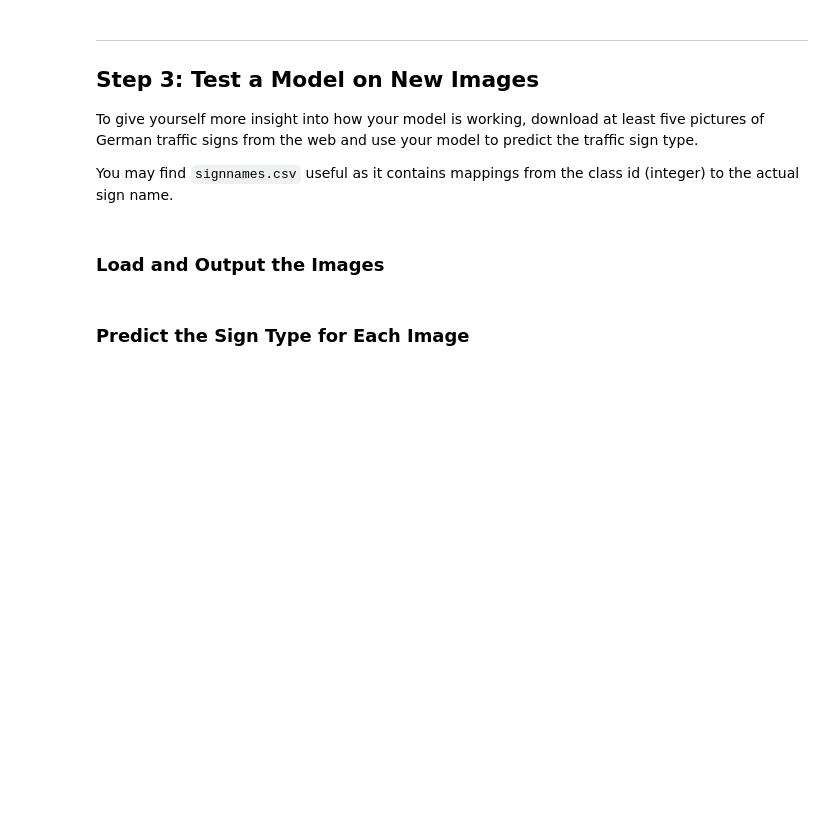
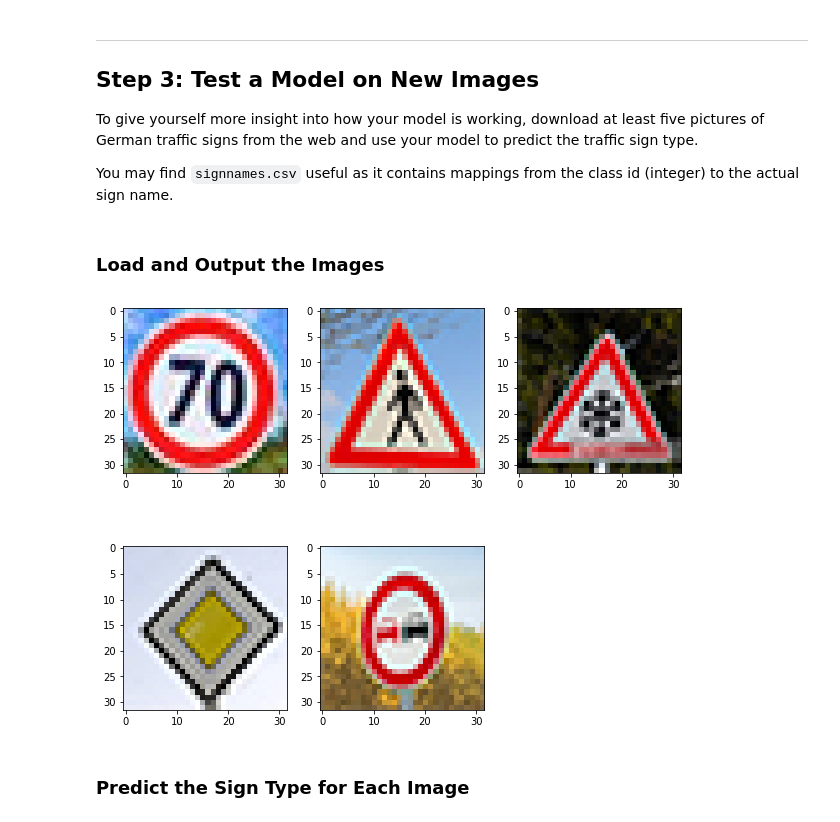
Before and after one commit to carsontang/CarND-Traffic-Sign-Classifier-Project, a Jupyter notebook: Traffic_Sign_Classifier.ipynb, the cells around one changed output. Cells and saved outputs as stored; diff of their text form; code cells hidden in the pictures; blank space fills up the shorter version.

Commit message:
added inference of 5 online images

```diff
--- a/Traffic_Sign_Classifier.ipynb
+++ b/Traffic_Sign_Classifier.ipynb
@@ -425,3 +428,24 @@ You may find `signnames.csv` useful as it contains mappings from the class id (i
+# %%
+### Load the images and plot them here.
+### Feel free to use as many code cells as needed.
+import matplotlib.image as mpimg
+test_files = ['examples/seventy.jpg',
+              'examples/pedestrians.jpg',
+              'examples/beware_of_ice_snow.jpg',
+              'examples/priority_road.jpg',
+              'examples/no_passing.jpg']
+# Pick an image from the training set that represents the 70km/h sign
+# index = y_train == 30 # 4 => 70 km, 27 => pedestrians,
+# plt.imshow(X_train[index][20])
+
+X_test2 = np.array([mpimg.imread(filename) for filename in test_files])
+y_test2 = np.array([4, 27, 30, 12, 9])
+
+for i,img in enumerate(X_test2):
+    plt.subplot(2, 3, i+1)
+    plt.imshow(X_test2[i])
+# %% [output]
+[figure, added]
 # %% [markdown]
 ### Predict the Sign Type for Each Image
 # %%
```
Also changed, not shown: parts of 8 cells of this notebook.
